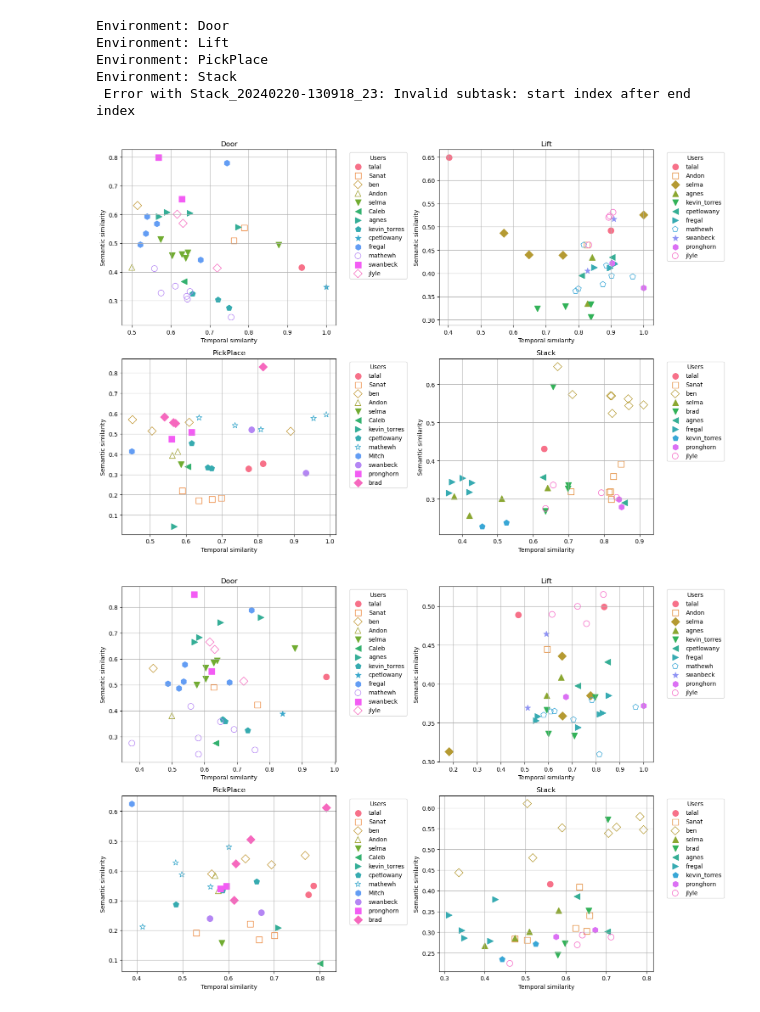
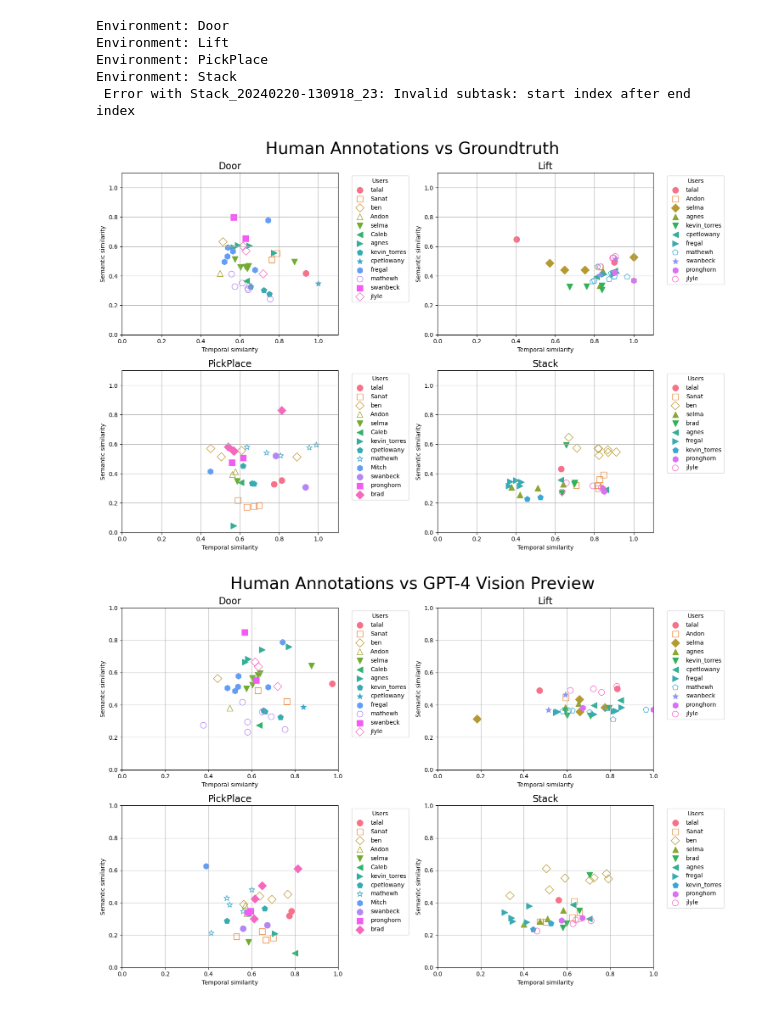
Before and after one commit to jsalfity/task_decomposition, a Jupyter notebook: task_decomposition/analysis/human_annotation_comparisons.ipynb, the cells around one changed output. Drawn from its saved outputs; the diff is of its cells as text; code cells hidden in the pictures.

```diff
--- a/task_decomposition/analysis/human_annotation_comparisons.ipynb
+++ b/task_decomposition/analysis/human_annotation_comparisons.ipynb
@@ -199,20 +199,23 @@ def plot_environment_data(env_name, data, ax):
     # Add labels and legend
     ax.set_xlabel("Temporal similarity")
     ax.set_ylabel("Semantic similarity")
-    ax.set_title(env_name)
+    ax.set_xlim(0, 1.05)
+    ax.set_ylim(0, 1.05)
+    ax.set_title(env_name, fontsize=16)
     ax.legend(bbox_to_anchor=(1.05, 1), loc='upper left', title="Users")
     ax.grid(True)
 # %%
 fig, axs = plt.subplots(2, 2, figsize=(15, 10))
 axs = axs.flatten()
 
 for i, env_name in enumerate(ENVIRONMENT_NAMES):
     plot_environment_data(env_name=env_name, data=human_and_baseline, ax=axs[i])
 
+plt.suptitle("Human Annotations vs Groundtruth", fontsize=28)
 plt.tight_layout()
 plt.show()
 # %% [output]
-[figure, old version]
+[figure, new version]
 # %%
 fig, axs = plt.subplots(2, 2, figsize=(15, 10))
 axs = axs.flatten()
@@ -220,7 +223,8 @@ axs = axs.flatten()
 for i, env_name in enumerate(ENVIRONMENT_NAMES):
     plot_environment_data(env_name=env_name, data=human_and_gpt, ax=axs[i])
 
+plt.suptitle("Human Annotations vs GPT-4 Vision Preview", fontsize=28)
 plt.tight_layout()
 plt.show()
 # %% [output]
-[figure, old version]
+[figure, new version]
```
